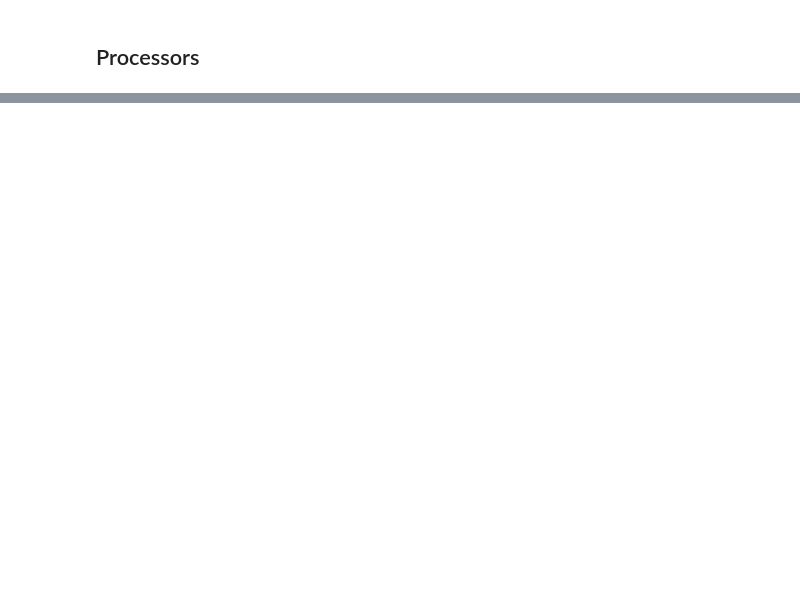
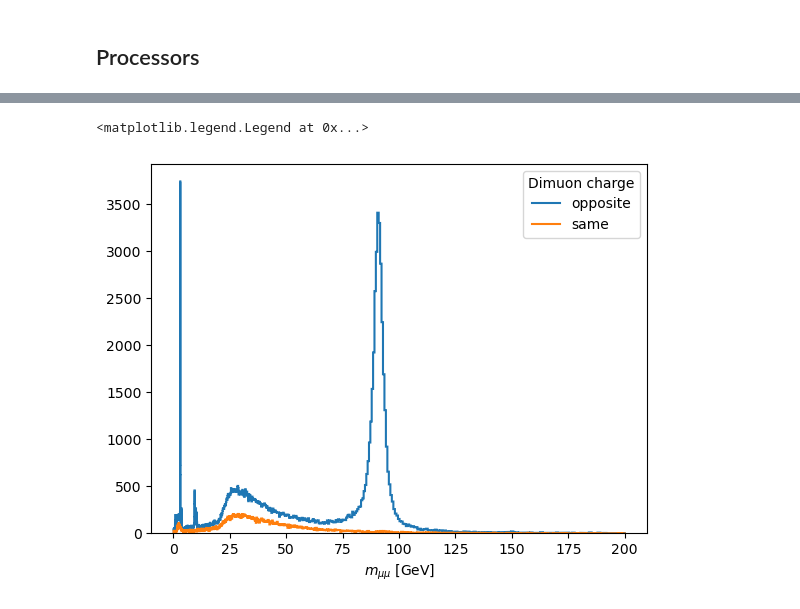
Before and after one commit to prayagyadav/ColumnarHEP, a Jupyter notebook: Notebooks/Coffea.ipynb, the cells around one changed output, grey strips where cells are left out. Cells and saved outputs as stored; diff of their text form; code cells hidden in the pictures; blank space fills up the shorter version.

```diff
--- a/Notebooks/Coffea.ipynb
+++ b/Notebooks/Coffea.ipynb
@@ -1189,0 +1342,12 @@ Hist(Regular(60, 60, 120, name='mass', label='$m_{ll}$ [GeV]'), storage=Weight()
+# %%
+futures_run = processor.Runner(
+    executor = processor.FuturesExecutor(compression=None, workers=2),
+    schema=BaseSchema,
+    maxchunks=4,
+)
+out = futures_run(
+    fileset,
+    "Events",
+    processor_instance=MyProcessor()
+)
+out
@@ -1189,0 +1368,7 @@ Hist(Regular(60, 60, 120, name='mass', label='$m_{ll}$ [GeV]'), storage=Weight()
+# %%
+fig, ax = plt.subplots()
+out["DoubleMuon"]["mass"].plot1d(ax=ax)
+ax.legend(title="Dimuon charge")
+# %% [output]
+<matplotlib.legend.Legend at 0x...>
+[figure, added]
```
Also changed, not shown: parts of 33 cells of this notebook.
